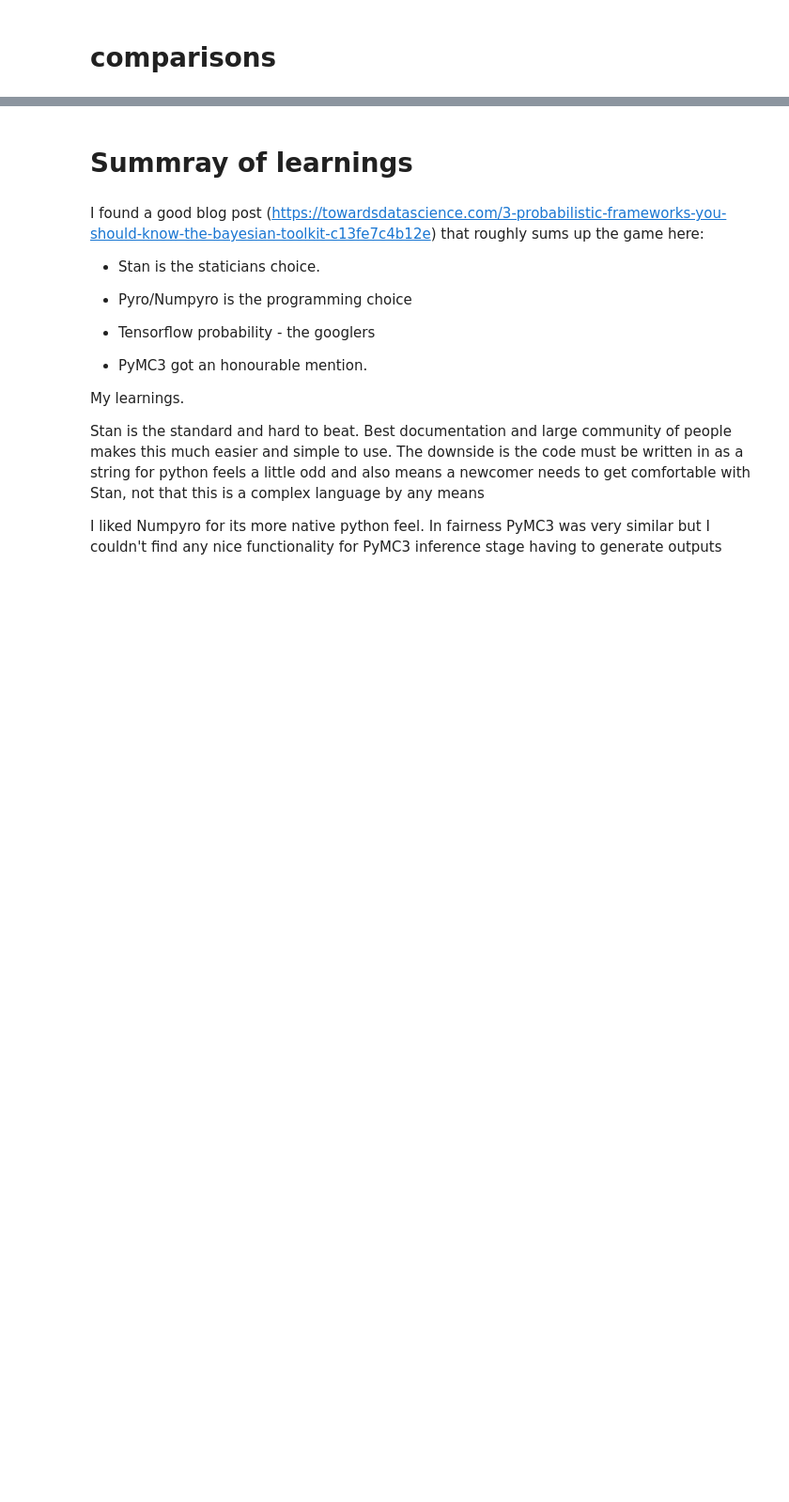
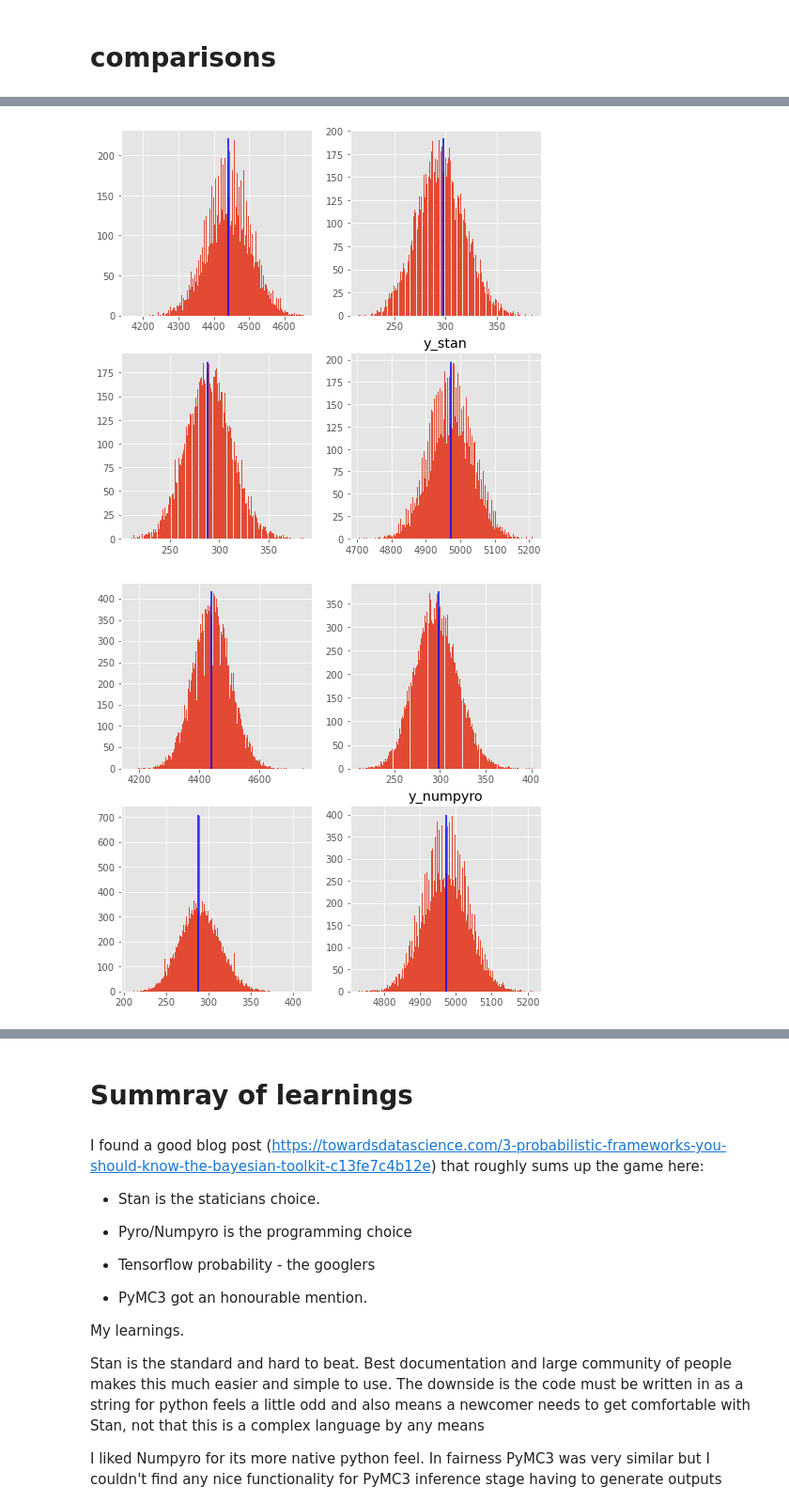
Before and after one commit to RUrlus/ModelMetricUncertaintyResearch, a Jupyter notebook: notebooks/comparison_of_packages/model_confusion_matrix_package_comparison.ipynb, the cells around one changed output, grey strips where cells are left out. Shown at 94% size. Cells and saved outputs as stored; diff of their text form; code cells hidden in the pictures; blank space fills up the shorter version.

```diff
--- a/notebooks/comparison_of_packages/model_confusion_matrix_package_comparison.ipynb
+++ b/notebooks/comparison_of_packages/model_confusion_matrix_package_comparison.ipynb
@@ -433,7 +441,12 @@ def run_tensorflowprob(data, params):
     y2 = tfd.Binomial(total_count=data['n'], probs=phi_post * (1-tpr_post))
     y3 = tfd.Binomial(total_count=data['n'], probs=(1-phi_post) * (1-tnr_post))
 
-    y = [y0, y1, y2, y3]
+    y = [
+        y0.sample().numpy(),
+        y1.sample().numpy(),
+        y2.sample().numpy(),
+        y3.sample().numpy()
+    ]
 
     return y
 # %% [output]
@@ -550,7 +609,7 @@ y_pymc3 = run_pymc3(data, params)
 # %%
 generated_data_dict = {
-    'y_stan' = y_stan
-    'y_numpyro' = y_numpyro
-    'y_tf' = y_tf
-    'y_pymc3' = y_pymc3
+    'y_stan' : y_stan,
+    'y_numpyro' : y_numpyro,
+    'y_tf' : y_tf,
+    'y_pymc3' : y_pymc3 ,
 }
@@ -557,16 +618,19 @@ generated_data_dict = {
 # %%
 gt_vals = gt_confusion_matrix.values.flatten()
 
-for name, data in generated_data_dict.items():
+for name, y in generated_data_dict.items():
 
     fig, axes = plt.subplots(2,2, figsize=(8,8))
     axes = axes.ravel()
     for i, _ in enumerate(axes):
 
         sampled_vals = y[i]
         hist_outputs = axes[i].hist(sampled_vals, bins=200)
         axes[i].vlines(gt_vals[i], 0, 1.01*max(hist_outputs[0]), color='blue', label='true')
     plt.title(name)
     plt.show()
 
     print('\n')
+# %% [output]
+[figure, added]
+[figure, added]
```
Also changed, not shown: parts of 16 cells of this notebook.
